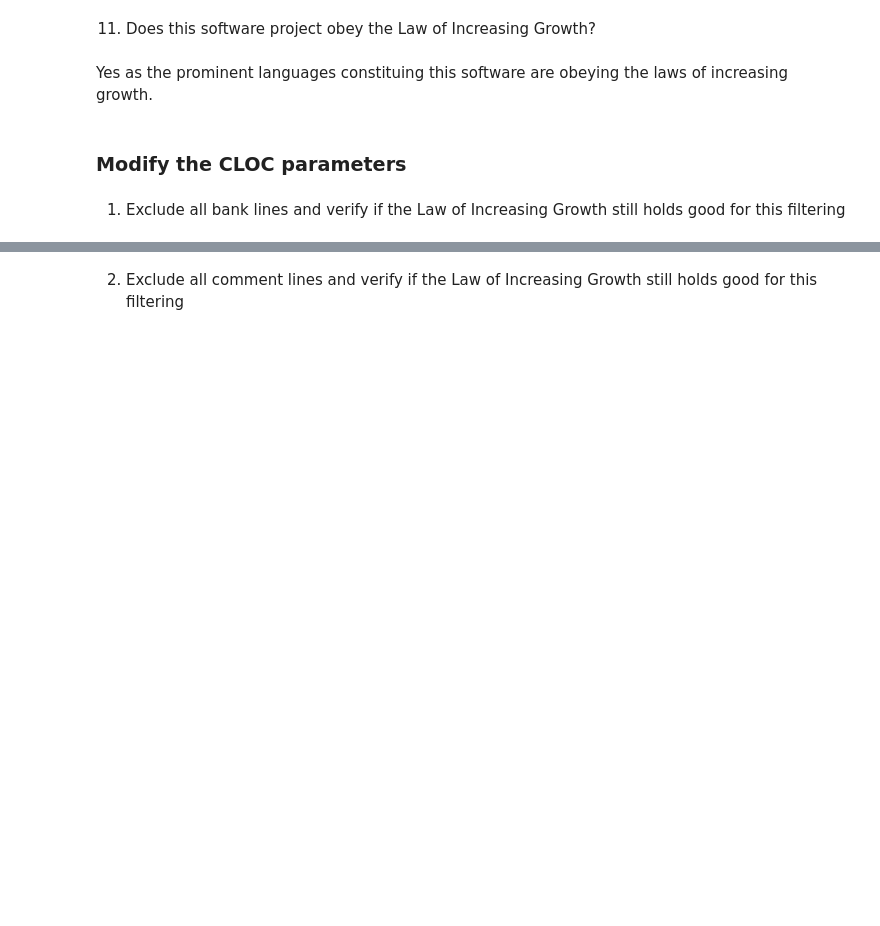
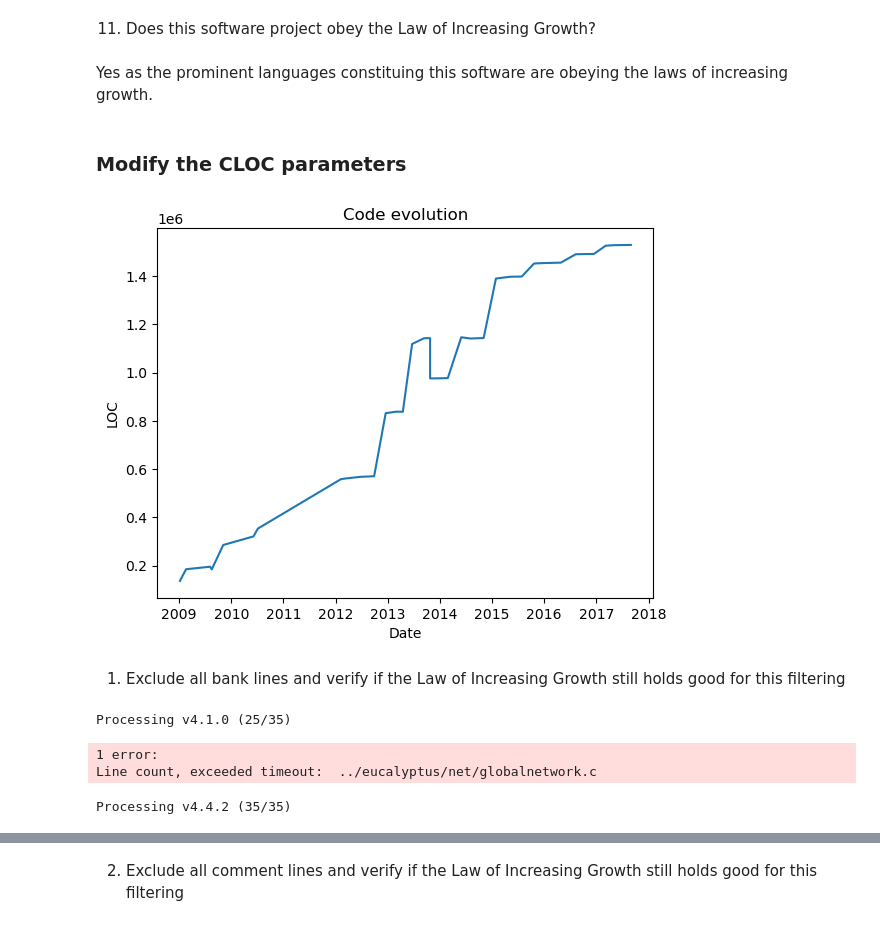
Before and after one commit to yoest/Software_evolution_TP2_2023, a Jupyter notebook: TP2_section2.ipynb, the cells around one changed output, grey strips where cells are left out. Cells and saved outputs as stored; diff of their text form; code cells hidden in the pictures; blank space fills up the shorter version.

```diff
--- a/TP2_section2.ipynb
+++ b/TP2_section2.ipynb
@@ -484,7 +491,26 @@ Yes because the number of line of code is increasing with the versions. Also the
 Yes as the prominent languages constituing this software are obeying the laws of increasing growth.
 # %% [markdown]
 ### Modify the CLOC parameters
+# %%
+def plot_code_evolution(df):
+    code_sum_df = df.drop(['release date', 'tag'], axis=1).fillna(0).sum(axis=1)
+
+    plt.title('Code evolution')
+    plt.xlabel('Date')
+    plt.ylabel('LOC')
+    plt.plot(df['release date'], code_sum_df, label='lOC')
+    plt.show()
+# %%
+plot_code_evolution(df)
+# %% [output]
+[figure, added]
 # %% [markdown]
 1. Exclude all bank lines and verify if the Law of Increasing Growth still holds good for this filtering
 # %%
 # Your code and plot here
+without_blank_df = extract_all_loc(major_minor_patch_versions, add_blank=False)
+# %% [output]
+Processing v4.1.0 (25/35)
+1 error:
+Line count, exceeded timeout:  ../eucalyptus/net/globalnetwork.c
+Processing v4.4.2 (35/35)
```
Also changed, not shown: parts of 36 cells of this notebook.
